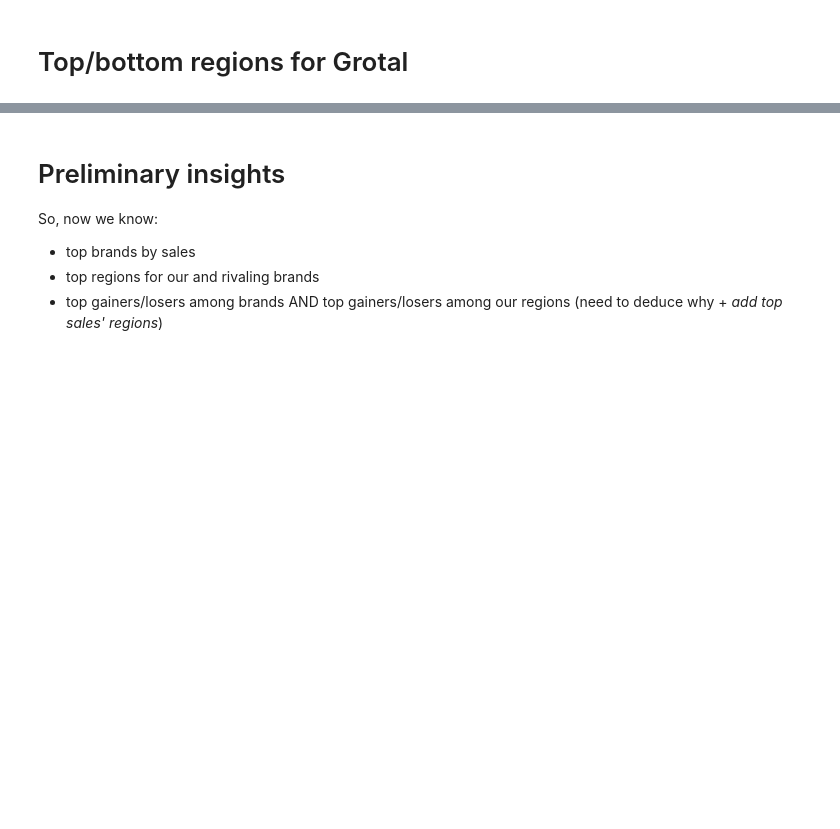
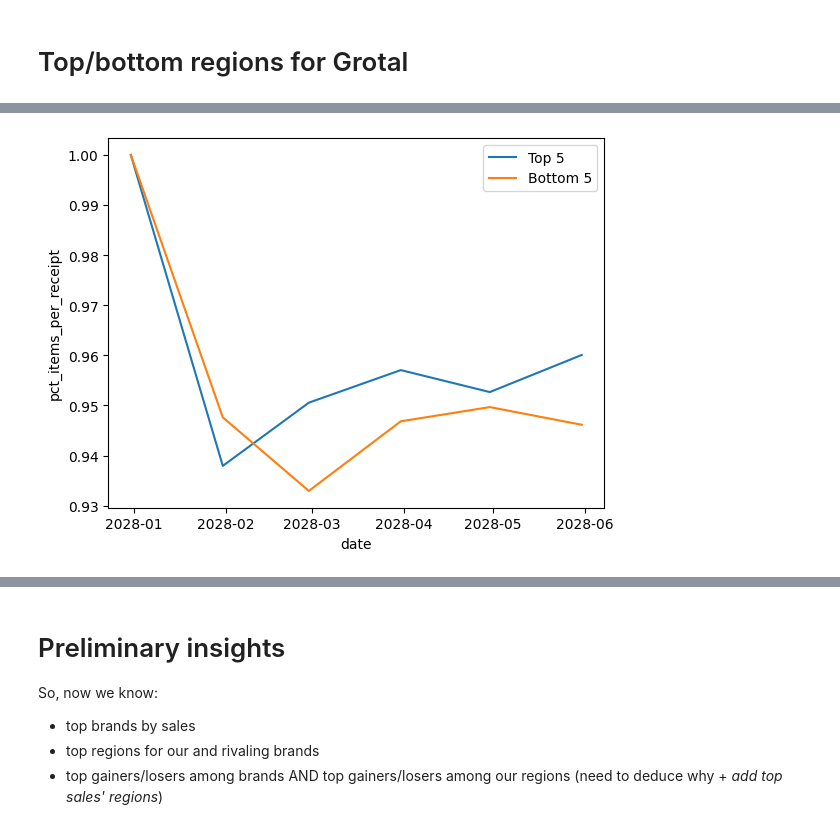
Before and after one commit to zakhar-kogan/xttr-test-brands, a Jupyter notebook: analysis.ipynb, the cells around one changed output, grey strips where cells are left out. Cells and saved outputs as stored; diff of their text form; code cells hidden in the pictures; blank space fills up the shorter version.

```diff
--- a/analysis.ipynb
+++ b/analysis.ipynb
@@ -277,0 +548,12 @@ Passing `palette` without assigning `hue` is deprecated and will be removed in v
+# %%
+# Plot mean pct_items_per_receipt for top 5 and bottom 5 regions
+plot = sns.lineplot(
+    data=grotal_6m_t5_monthly.groupby("date")["pct_items_per_receipt"].mean(),
+    label="Top 5",
+)
+plot = sns.lineplot(
+    data=grotal_6m_b5_monthly.groupby("date")["pct_items_per_receipt"].mean(),
+    label="Bottom 5",
+)
+# %% [output]
+[figure, added]
```
Also changed, not shown: parts of 44 cells of this notebook.
